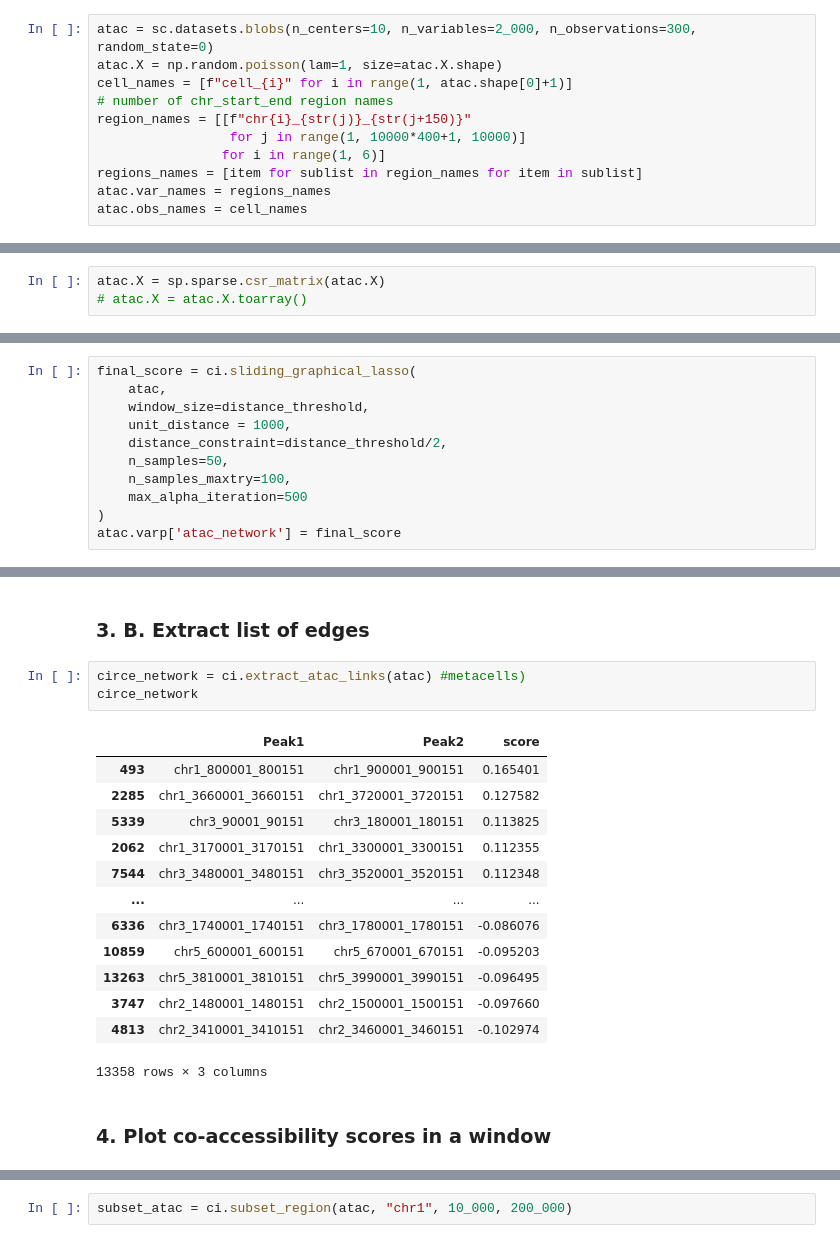
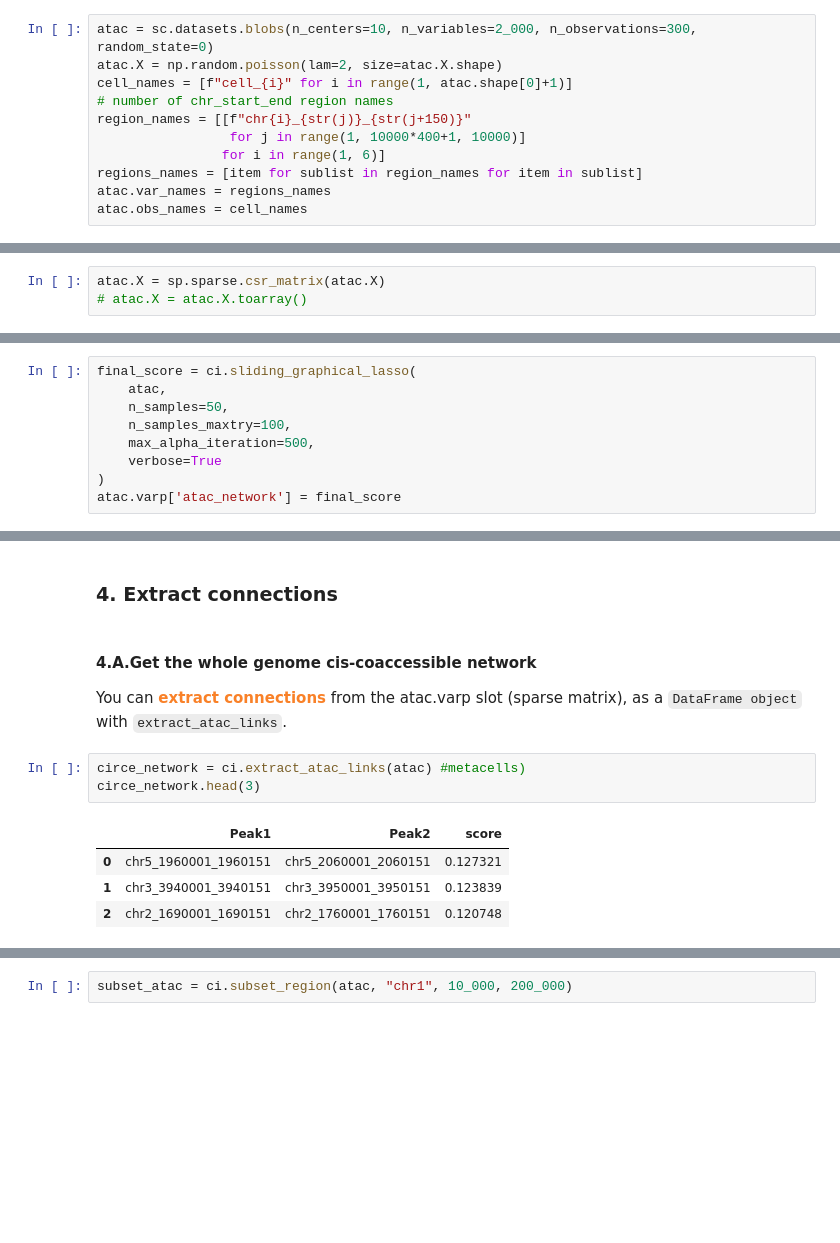
Before and after one commit to cantinilab/Circe, a Jupyter notebook: Examples/Minimal_example.ipynb, the cells around one changed output, grey strips where cells are left out. Cells and saved outputs as stored; diff of their text form; blank space fills up the shorter version.

```diff
--- a/Examples/Minimal_example.ipynb
+++ b/Examples/Minimal_example.ipynb
@@ -16,7 +33,7 @@ This data doesn't contain strong correlation between fake regions, the score wil
 It will still allow us to demonstrate how to use Circe. :)
 # %%
 atac = sc.datasets.blobs(n_centers=10, n_variables=2_000, n_observations=300, random_state=0)
-atac.X = np.random.poisson(lam=1, size=atac.X.shape)
+atac.X = np.random.poisson(lam=2, size=atac.X.shape)
 cell_names = [f"cell_{i}" for i in range(1, atac.shape[0]+1)]
 # number of chr_start_end region names
 region_names = [[f"chr{i}_{str(j)}_{str(j+150)}"
@@ -84,12 +143,10 @@ atac.X = sp.sparse.csr_matrix(atac.X)
 # %%
 final_score = ci.sliding_graphical_lasso(
     atac,
-    window_size=distance_threshold,
-    unit_distance = 1000,
-    distance_constraint=distance_threshold/2,
     n_samples=50,
     n_samples_maxtry=100,
-    max_alpha_iteration=500
+    max_alpha_iteration=500,
+    verbose=True
 )
 atac.varp['atac_network'] = final_score
 # %% [output]
@@ -107,21 +176,14 @@ Done !
 # %% [markdown]
-### 3. B. Extract list of edges
+### 4. Extract connections
+# %% [markdown]
+#### 4.A.Get the whole genome cis-coaccessible network
+
+You can <font color='#F98128'>**extract connections**</font> from the atac.varp slot (sparse matrix), as a `DataFrame object` with `extract_atac_links`.
 # %%
 circe_network = ci.extract_atac_links(atac) #metacells)
-circe_network
+circe_network.head(3)
 # %% [output]
 |  | Peak1 | Peak2 | score |
-| 493 | chr1_800001_800151 | chr1_900001_900151 | 0.165401 |
-| 2285 | chr1_3660001_3660151 | chr1_3720001_3720151 | 0.127582 |
-| 5339 | chr3_90001_90151 | chr3_180001_180151 | 0.113825 |
-| 2062 | chr1_3170001_3170151 | chr1_3300001_3300151 | 0.112355 |
-| 7544 | chr3_3480001_3480151 | chr3_3520001_3520151 | 0.112348 |
-| ... | ... | ... | ... |
-| 6336 | chr3_1740001_1740151 | chr3_1780001_1780151 | -0.086076 |
-| 10859 | chr5_600001_600151 | chr5_670001_670151 | -0.095203 |
-| 13263 | chr5_3810001_3810151 | chr5_3990001_3990151 | -0.096495 |
-| 3747 | chr2_1480001_1480151 | chr2_1500001_1500151 | -0.097660 |
-| 4813 | chr2_3410001_3410151 | chr2_3460001_3460151 | -0.102974 |
+| 0 | chr5_1960001_1960151 | chr5_2060001_2060151 | 0.127321 |
+| 1 | chr3_3940001_3940151 | chr3_3950001_3950151 | 0.123839 |
+| 2 | chr2_1690001_1690151 | chr2_1760001_1760151 | 0.120748 |
-13358 rows × 3 columns
-# %% [markdown]
-### 4. Plot co-accessibility scores in a window
```
Also changed, not shown: parts of 47 cells of this notebook.
